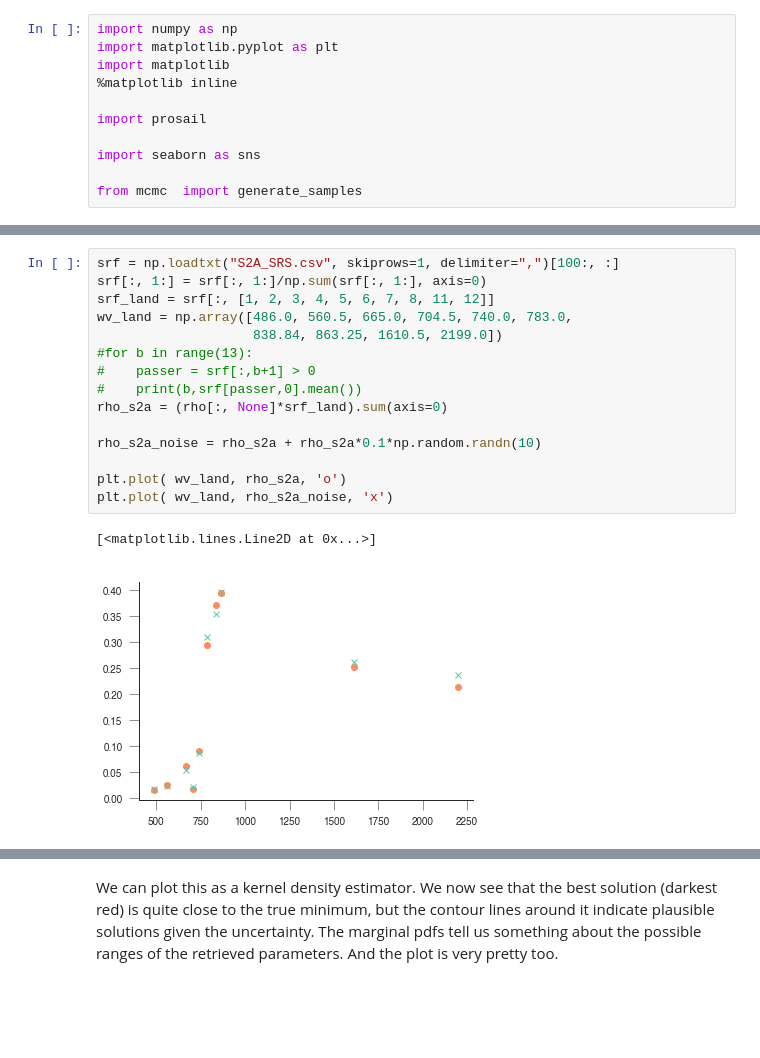
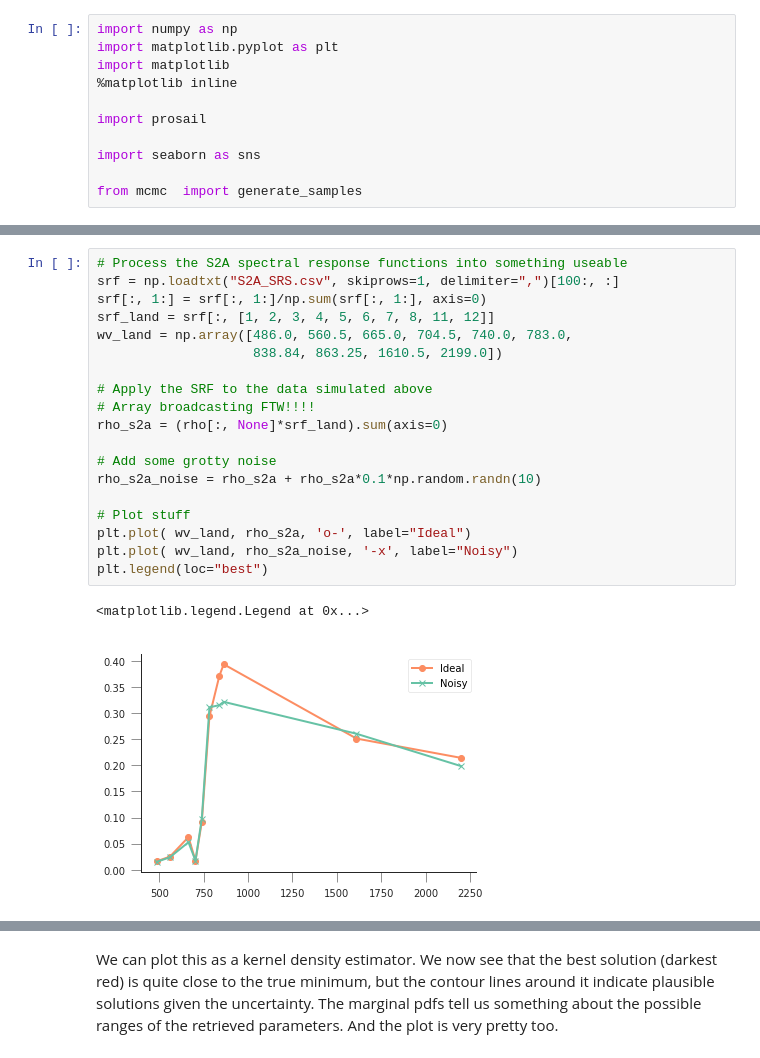
Before and after one commit to jgomezdans/MULTIPLY_MCMC_explore, a Jupyter notebook: MCMC_inversion.ipynb, the cells around one changed output, grey strips where cells are left out. Saved outputs shown, nothing was run; the diff lists cells and outputs as text; blank space fills up the shorter version.

```diff
--- a/MCMC_inversion.ipynb
+++ b/MCMC_inversion.ipynb
@@ -39,19 +51,23 @@ As part of the simulation, we'll add some Gaussian additive noise to the data.
 # %%
+# Process the S2A spectral response functions into something useable
 srf = np.loadtxt("S2A_SRS.csv", skiprows=1, delimiter=",")[100:, :]
 srf[:, 1:] = srf[:, 1:]/np.sum(srf[:, 1:], axis=0)
 srf_land = srf[:, [1, 2, 3, 4, 5, 6, 7, 8, 11, 12]]
 wv_land = np.array([486.0, 560.5, 665.0, 704.5, 740.0, 783.0,
                     838.84, 863.25, 1610.5, 2199.0])
-#for b in range(13):
-#    passer = srf[:,b+1] > 0
-#    print(b,srf[passer,0].mean())
+
+# Apply the SRF to the data simulated above
+# Array broadcasting FTW!!!!
 rho_s2a = (rho[:, None]*srf_land).sum(axis=0)
 
+# Add some grotty noise
 rho_s2a_noise = rho_s2a + rho_s2a*0.1*np.random.randn(10)
 
-plt.plot( wv_land, rho_s2a, 'o')
-plt.plot( wv_land, rho_s2a_noise, 'x')
+# Plot stuff
+plt.plot( wv_land, rho_s2a, 'o-', label="Ideal")
+plt.plot( wv_land, rho_s2a_noise, '-x', label="Noisy")
+plt.legend(loc="best")
 # %% [output]
-[<matplotlib.lines.Line2D at 0x...>]
+<matplotlib.legend.Legend at 0x...>
-[figure, old version]
+[figure, new version]
 # %% [markdown]
```
Also changed, not shown: parts of 16 cells of this notebook, 1 other file.
